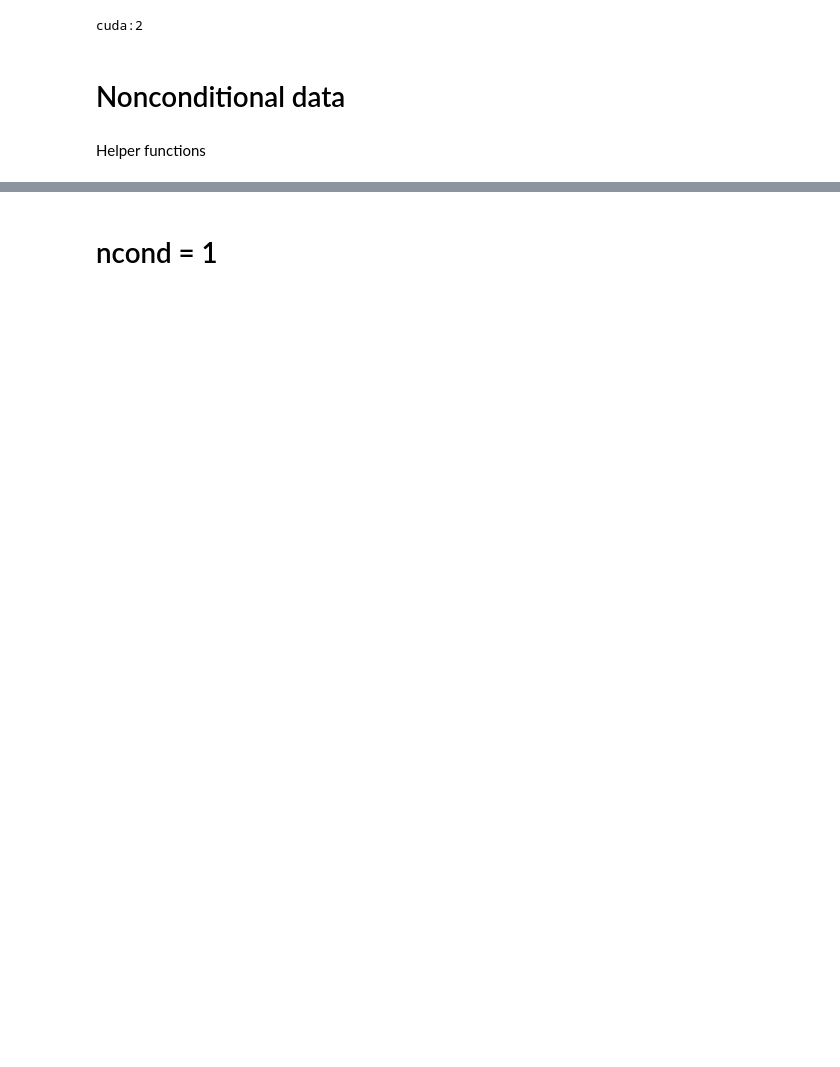
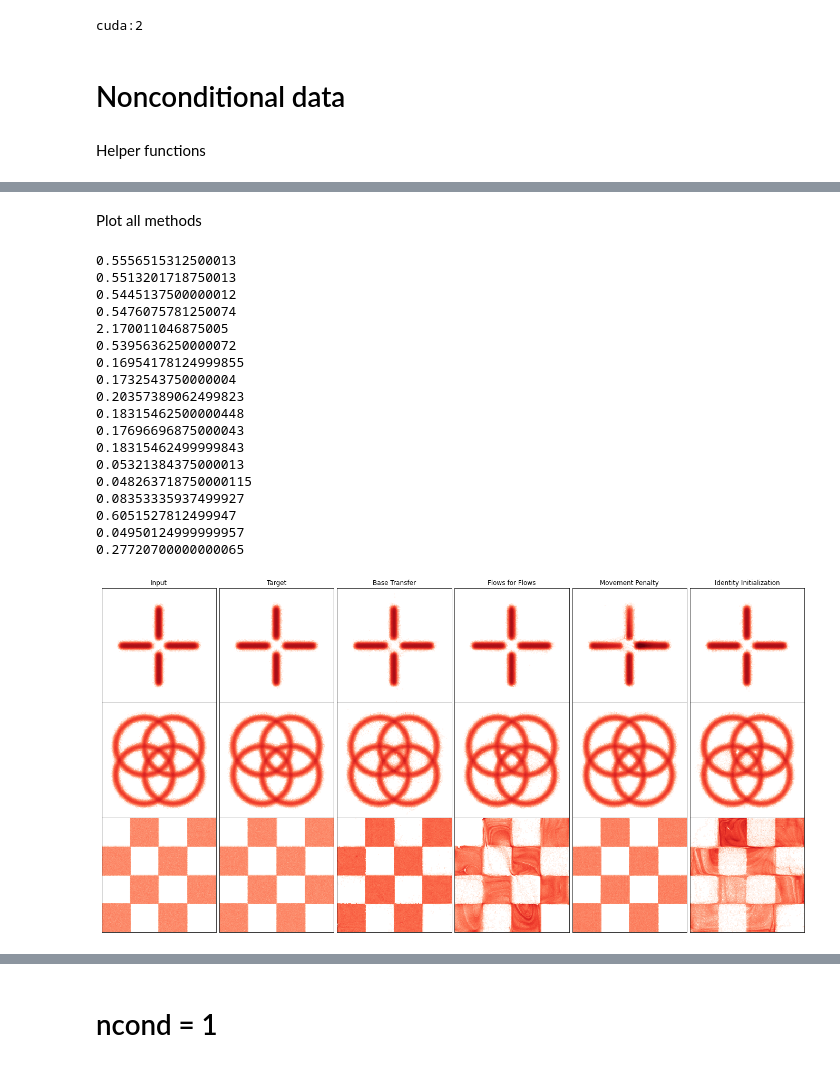
Before and after one commit to rmastand/flows4flows, a Jupyter notebook: paper_plots_toy.ipynb, the cells around one changed output, grey strips where cells are left out. Drawn from its saved outputs; the diff is of its cells as text; code cells hidden in the pictures; blank space fills up the shorter version.

```diff
--- a/paper_plots_toy.ipynb
+++ b/paper_plots_toy.ipynb
@@ -159,0 +140,64 @@ plot_data_nocond(ring_dir, size = 7)
+# %% [markdown]
+Plot all methods
+# %%
+from matplotlib.colors import LogNorm
+
+def plot_all_methods(keys_to_plot, combos_to_plot, all_results_dict, keyword, size = 4, b = 200,
+                              cmap = cm.Reds, l = 4):
+
+    cmap.set_under("white")
+
+    num_plots = len(keys_to_plot)
+    num_combos = len(combos_to_plot)
+
+    fig, ax = plt.subplots(num_combos, num_plots, figsize = (num_plots*size, num_combos*size))
+
+    for j, combo in enumerate(combos_to_plot):
+
+        for i, key in enumerate(keys_to_plot):
+
+            lll = ax[j,i].hist2d(all_results_dict[combo][key][0], all_results_dict[combo][key][1],
+                           bins = np.linspace(-l, l, b), cmap = cmap, vmax = 1.4, norm=LogNorm(),
+                                 density = True)
+            print(np.max(lll[0]))
+
+            if j == 0:
+                ax[j,i].set_title(labels_dir[key])
+
+            # axis settings
+            ax[j,i].set_xticks([])
+            ax[j,i].set_yticks([])
+            ax[j,i].set_xlim([-l, l])
+            ax[j,i].set_ylim([-l, l])
+            ax[j,i].set_aspect("equal")
+
+    plt.subplots_adjust(wspace=0, hspace=0)
+    fig.show()
+    plt.savefig(f"plots/summary_{keyword}", bbox_inches="tight")
+
+
+keys_to_plot = ["left", "right", "base_transfer", "f4f", "L1_end", "II_end"]
+#plot_all_methods(keys_to_plot, combos_transfer, results_transfer, "transfer")
+
+
+plot_all_methods(keys_to_plot, combos_identity, results_identity,"identity")
+# %% [output]
+0.5556515312500013
+0.5513201718750013
+0.5445137500000012
+0.5476075781250074
+2.170011046875005
+0.5395636250000072
+0.16954178124999855
+0.1732543750000004
+0.20357389062499823
+0.18315462500000448
+0.17696696875000043
+0.18315462499999843
+0.05321384375000013
+0.048263718750000115
+0.08353335937499927
+0.6051527812499947
+0.04950124999999957
+0.27720700000000065
+[figure, added]
```
Also changed, not shown: parts of 16 cells of this notebook, 1 other file.
